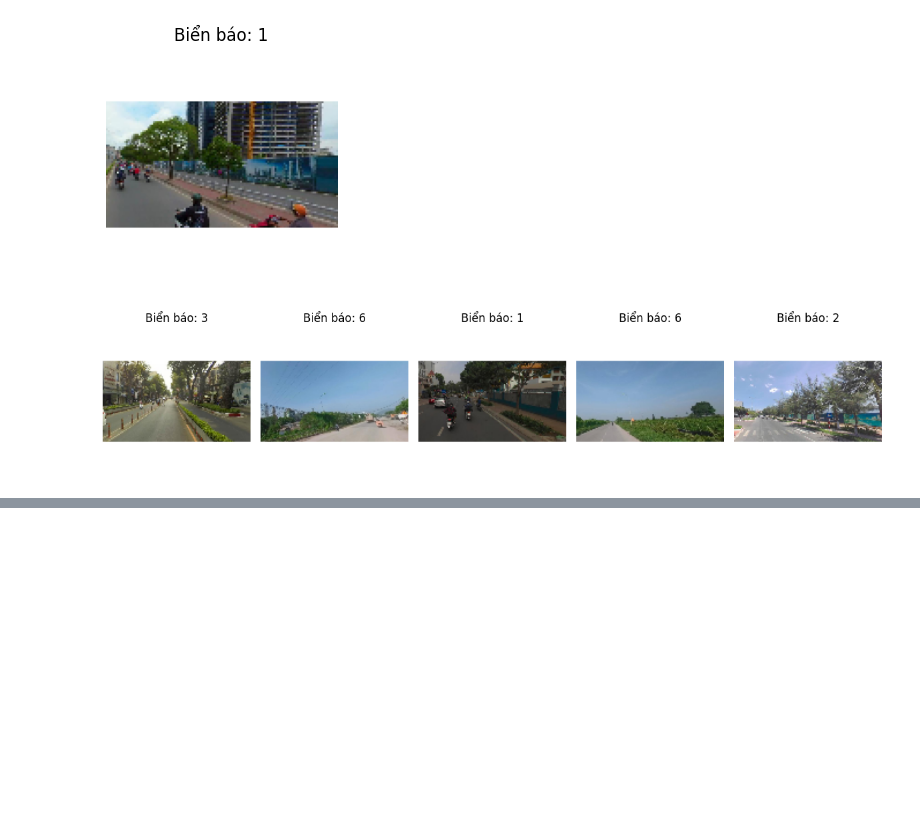
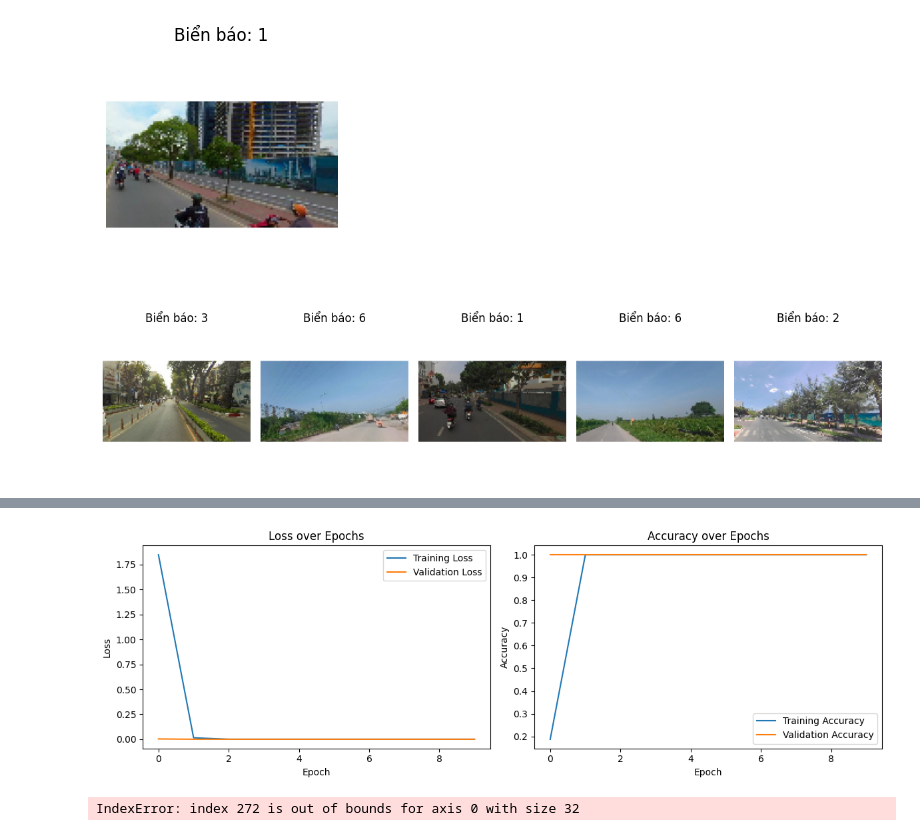
Before and after one commit to NguyenDinhSang-2180606809/NDBBGT, a Jupyter notebook: NhanDienBBGT.ipynb, the cells around one changed output, grey strips where cells are left out. Cells and saved outputs as stored; diff of their text form; code cells hidden in the pictures; blank space fills up the shorter version.

Commit message:
STEP 2-6

```diff
--- a/NhanDienBBGT.ipynb
+++ b/NhanDienBBGT.ipynb
@@ -270,0 +307,8 @@ plt.show()
+# %%
+# STEP 2: HUẤN LUYỆN MÔ HÌNH
+history = model.fit(
+    X_train, y_train,
+    epochs=10,
+    batch_size=32,
+    validation_data=(X_test, y_test)
+)
@@ -270,0 +336,26 @@ plt.show()
+# %%
+# STEP 3: ĐÁNH GIÁ MÔ HÌNH
+loss, accuracy = model.evaluate(X_test, y_test)
+print(f"✅ Test accuracy: {accuracy*100:.2f}%")
+
+# STEP 4: VẼ ĐỒ THỊ HIỆU SUẤT
+plt.figure(figsize=(12, 4))
+plt.subplot(1, 2, 1)
+plt.plot(history.history['loss'], label='Training Loss')
+plt.plot(history.history['val_loss'], label='Validation Loss')
+plt.title('Loss over Epochs')
+plt.xlabel('Epoch')
+plt.ylabel('Loss')
+plt.legend()
+
+plt.subplot(1, 2, 2)
+plt.plot(history.history['accuracy'], label='Training Accuracy')
+plt.plot(history.history['val_accuracy'], label='Validation Accuracy')
+plt.title('Accuracy over Epochs')
+plt.xlabel('Epoch')
+plt.ylabel('Accuracy')
+plt.legend()
+
+plt.tight_layout()
+plt.show()
+# %% [output]
@@ -270,0 +364,20 @@ plt.show()
+[figure, added]
+# %%
+# STEP 5: DỰ ĐOÁN VÀ HIỂN THỊ KẾT QUẢ MẪU (CHỌN TỪ X_test)
+indices = np.random.randint(0, 299, 5)  # Chọn ngẫu nhiên 5 chỉ số từ 1 đến 317
+X_sample = X_test[indices]
+y_sample_true = y_test[indices]
+y_sample_pred = model.predict(X_sample)
+
+plt.figure(figsize=(15, 5))
+for i in range(5):
+    plt.subplot(1, 5, i+1)
+    plt.imshow(X_sample[i])
+    true_label = np.argmax(y_sample_true[i])
+    pred_label = np.argmax(y_sample_pred[i])
+    plt.title(f"True: {true_label}\nPred: {pred_label}")
+    plt.axis('off')
+plt.tight_layout()
+plt.show()
+# %% [output]
+IndexError: index 272 is out of bounds for axis 0 with size 32
```
Also changed, not shown: parts of 8 cells of this notebook.
